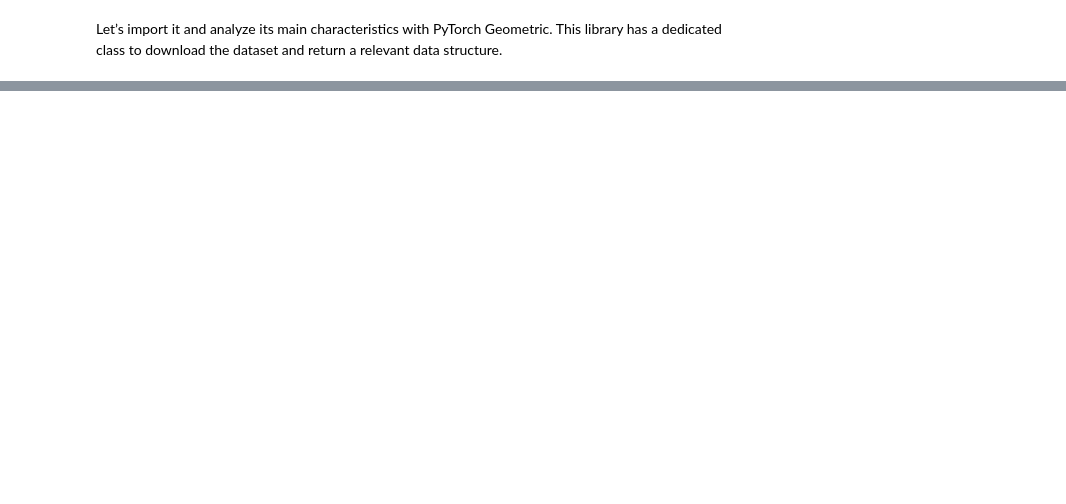
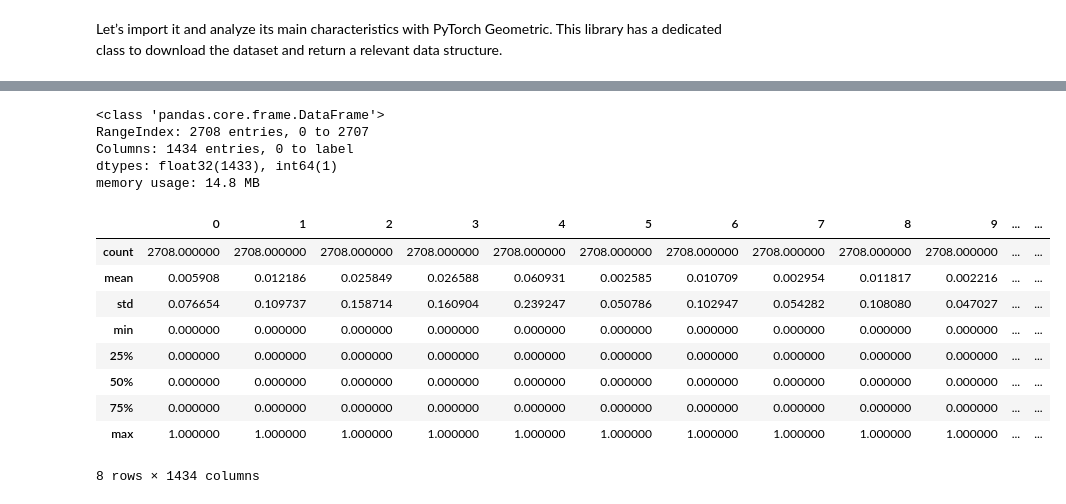
Before and after one commit to mjmousavi97/Graph-Neural-Networks, a Jupyter notebook: 07_Vanilla_Neural_Networks/main.ipynb, the cells around one changed output, grey strips where cells are left out. Cells and saved outputs as stored; diff of their text form; code cells hidden in the pictures; blank space fills up the shorter version.

Commit message:
Implement MLP model for node classification on the Cora dataset

```diff
--- a/07_Vanilla_Neural_Networks/main.ipynb
+++ b/07_Vanilla_Neural_Networks/main.ipynb
@@ -46,0 +49,4 @@ pip._vendor.urllib3.exceptions.ReadTimeoutError: HTTPSConnectionPool(host='files
+# %%
+from torch_geometric.datasets import Planetoid
+
+dataset = Planetoid(root='data/Planetoid', name='Cora')
@@ -46,0 +64,2 @@ pip._vendor.urllib3.exceptions.ReadTimeoutError: HTTPSConnectionPool(host='files
+# %%
+data = dataset[0]
@@ -46,0 +110,3 @@ pip._vendor.urllib3.exceptions.ReadTimeoutError: HTTPSConnectionPool(host='files
+# %%
+df = pd.DataFrame(data.x.numpy())
+df.head()
@@ -46,0 +121,3 @@ pip._vendor.urllib3.exceptions.ReadTimeoutError: HTTPSConnectionPool(host='files
+# %%
+df['label'] = pd.DataFrame(data.y.numpy())
+df.head()
@@ -46,0 +132,21 @@ pip._vendor.urllib3.exceptions.ReadTimeoutError: HTTPSConnectionPool(host='files
+# %%
+df.info()
+# %% [output]
+<class 'pandas.core.frame.DataFrame'>
+RangeIndex: 2708 entries, 0 to 2707
+Columns: 1434 entries, 0 to label
+dtypes: float32(1433), int64(1)
+memory usage: 14.8 MB
+# %%
+df.describe()
+# %% [output]
+|  | 0 | 1 | 2 | 3 | 4 | 5 | 6 | 7 | 8 | 9 | ... | ... |
+| count | 2708.000000 | 2708.000000 | 2708.000000 | 2708.000000 | 2708.000000 | 2708.000000 | 2708.000000 | 2708.000000 | 2708.000000 | 2708.000000 | ... | ... |
+| mean | 0.005908 | 0.012186 | 0.025849 | 0.026588 | 0.060931 | 0.002585 | 0.010709 | 0.002954 | 0.011817 | 0.002216 | ... | ... |
+| std | 0.076654 | 0.109737 | 0.158714 | 0.160904 | 0.239247 | 0.050786 | 0.102947 | 0.054282 | 0.108080 | 0.047027 | ... | ... |
+| min | 0.000000 | 0.000000 | 0.000000 | 0.000000 | 0.000000 | 0.000000 | 0.000000 | 0.000000 | 0.000000 | 0.000000 | ... | ... |
+| 25% | 0.000000 | 0.000000 | 0.000000 | 0.000000 | 0.000000 | 0.000000 | 0.000000 | 0.000000 | 0.000000 | 0.000000 | ... | ... |
+| 50% | 0.000000 | 0.000000 | 0.000000 | 0.000000 | 0.000000 | 0.000000 | 0.000000 | 0.000000 | 0.000000 | 0.000000 | ... | ... |
+| 75% | 0.000000 | 0.000000 | 0.000000 | 0.000000 | 0.000000 | 0.000000 | 0.000000 | 0.000000 | 0.000000 | 0.000000 | ... | ... |
+| max | 1.000000 | 1.000000 | 1.000000 | 1.000000 | 1.000000 | 1.000000 | 1.000000 | 1.000000 | 1.000000 | 1.000000 | ... | ... |
+8 rows × 1434 columns
```
Also changed, not shown: parts of 18 cells of this notebook.
